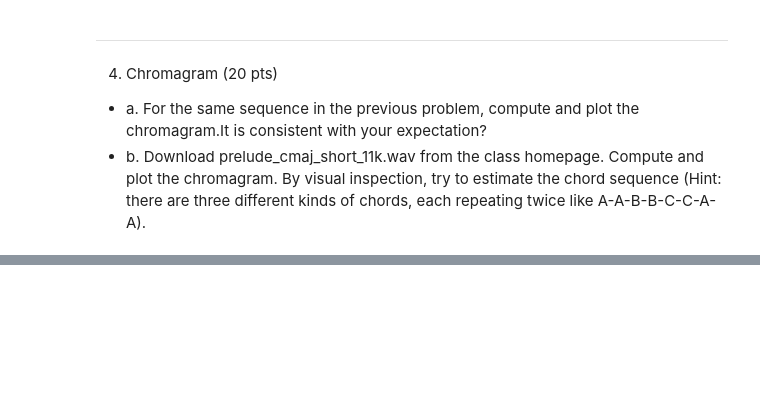
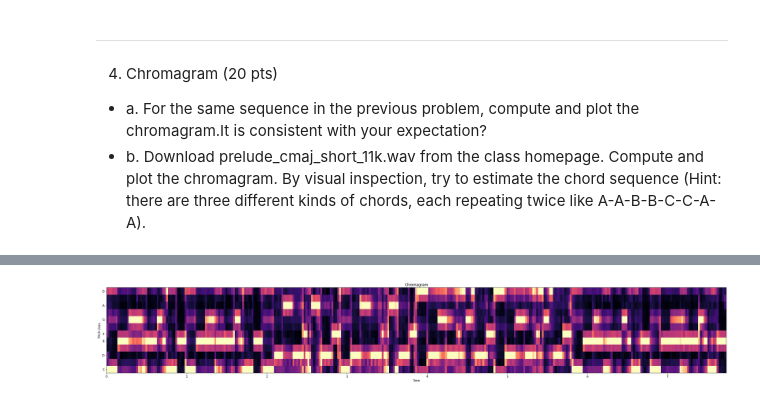
Before and after one commit to changwoonchoi/cl2020, a Jupyter notebook: as_2/assignment02.ipynb, the cells around one changed output, grey strips where cells are left out. Cells and saved outputs as stored; diff of their text form; code cells hidden in the pictures; blank space fills up the shorter version.

```diff
--- a/as_2/assignment02.ipynb
+++ b/as_2/assignment02.ipynb
@@ -506,0 +526,6 @@ N = len(fk)
+# %%
+path = './lab2/wav/prelude_cmaj_short_11k.wav'
+code, sr = librosa.load(path, sr=None)
+print(sr)
+print('Code')
+ipd.Audio(code, rate=sr, autoplay=False)
@@ -506,0 +536,16 @@ N = len(fk)
+# %%
+'''
+Download prelude_cmaj_short_11k.wav from the class homepage.
+Compute and plot the chromagram. By visual inspection, try to estimate the chord sequence
+(Hint: there are three different kinds of chords, each repeating twice like A-A-B-B-C-C-A-A).
+'''
+# b)
+chromagram = librosa.feature.chroma_cqt(code, sr=sr, bins_per_octave=12)
+plt.figure(figsize=(30,5))
+librosa.display.specshow(chromagram, y_axis='chroma', x_axis='time')
+plt.title('Chromagram')
+plt.tight_layout()
+plt.savefig('./chromagram.png')
+plt.show()
+# %% [output]
+[figure, added]
```
Also changed, not shown: parts of 7 cells of this notebook, 2 other files.
